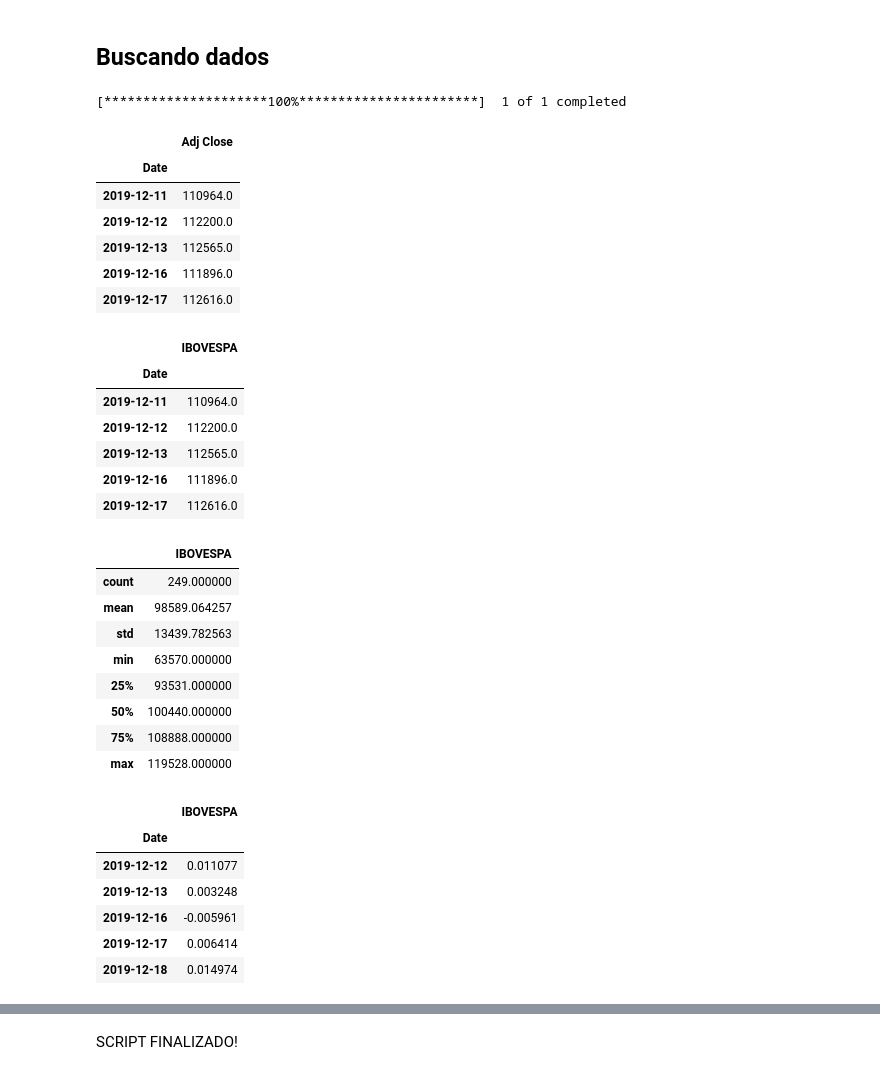
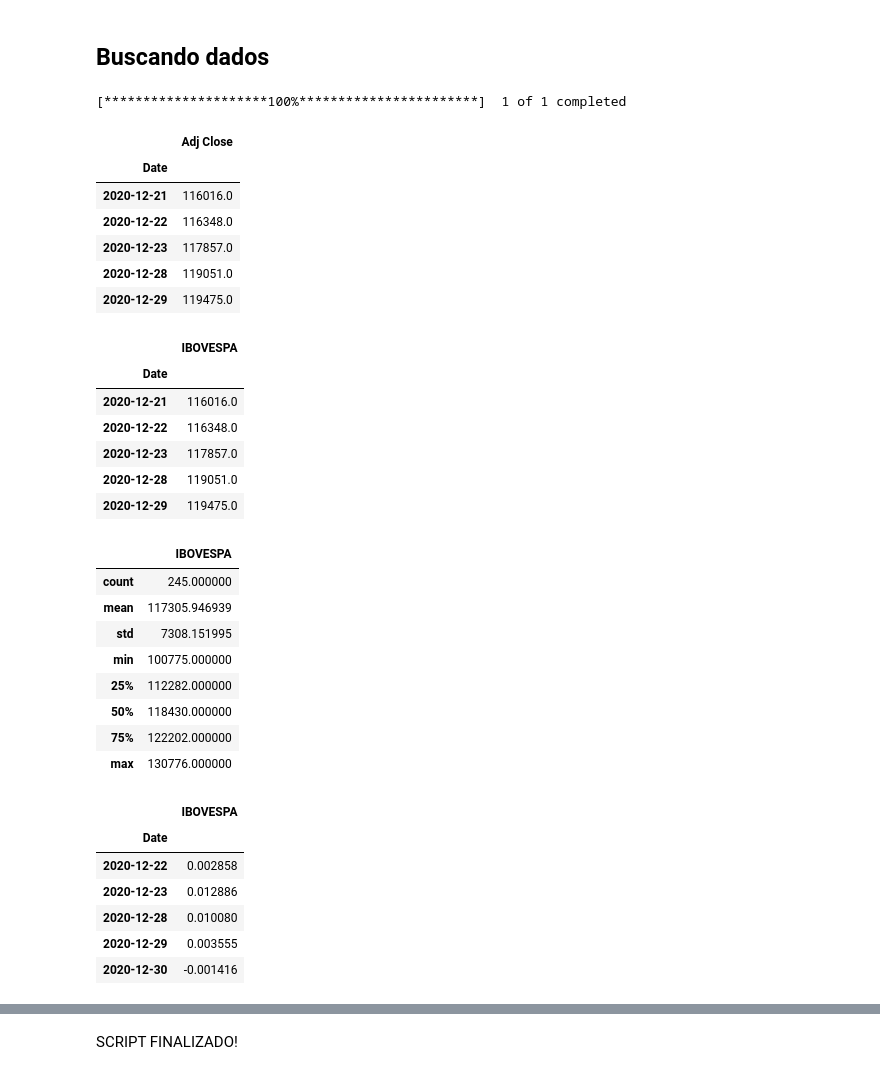
Before and after one commit to brunoalvoliv/retorno-curva-normal, a Jupyter notebook: distribuicaonormal_ibovespa.ipynb, the cells around one changed output, grey strips where cells are left out. Drawn from its saved outputs; the diff is of its cells as text; code cells hidden in the pictures.

```diff
--- a/distribuicaonormal_ibovespa.ipynb
+++ b/distribuicaonormal_ibovespa.ipynb
@@ -16,19 +16,19 @@ warnings.simplefilter("ignore")
 # %%
 #Preço de fechamento do IBOVESPA
 
-ibov = yf.download('^BVSP', start='2019-12-11', end='2020-12-12')[['Adj Close', 'Close']]
+ibov = yf.download('^BVSP', start='2020-12-20', end='2021-12-20')[['Adj Close', 'Close']]
 
 ibov = pd.DataFrame(ibov['Adj Close'])
 ibov.head()
 # %% [output]
 [*********************100%***********************]  1 of 1 completed
 |  | Adj Close |
 | Date |  |
-| 2019-12-11 | 110964.0 |
-| 2019-12-12 | 112200.0 |
-| 2019-12-13 | 112565.0 |
-| 2019-12-16 | 111896.0 |
-| 2019-12-17 | 112616.0 |
+| 2020-12-21 | 116016.0 |
+| 2020-12-22 | 116348.0 |
+| 2020-12-23 | 117857.0 |
+| 2020-12-28 | 119051.0 |
+| 2020-12-29 | 119475.0 |
 # %%
 #Renomeando a coluna
 
@@ -37,25 +37,25 @@ ibov.head()
 # %% [output]
 |  | IBOVESPA |
 | Date |  |
-| 2019-12-11 | 110964.0 |
-| 2019-12-12 | 112200.0 |
-| 2019-12-13 | 112565.0 |
-| 2019-12-16 | 111896.0 |
-| 2019-12-17 | 112616.0 |
+| 2020-12-21 | 116016.0 |
+| 2020-12-22 | 116348.0 |
+| 2020-12-23 | 117857.0 |
+| 2020-12-28 | 119051.0 |
+| 2020-12-29 | 119475.0 |
 # %%
 #Algumas métricas estatísticas
 
 ibov.describe()
 # %% [output]
 |  | IBOVESPA |
-| count | 249.000000 |
-| mean | 98589.064257 |
-| std | 13439.782563 |
-| min | 63570.000000 |
-| 25% | 93531.000000 |
-| 50% | 100440.000000 |
-| 75% | 108888.000000 |
-| max | 119528.000000 |
+| count | 245.000000 |
+| mean | 117305.946939 |
+| std | 7308.151995 |
+| min | 100775.000000 |
+| 25% | 112282.000000 |
+| 50% | 118430.000000 |
+| 75% | 122202.000000 |
+| max | 130776.000000 |
 # %%
 #Calculando o log-retorno simples IBOVESPA
 
@@ -64,11 +64,11 @@ retorno_simples.head()
 # %% [output]
 |  | IBOVESPA |
 | Date |  |
-| 2019-12-12 | 0.011077 |
-| 2019-12-13 | 0.003248 |
-| 2019-12-16 | -0.005961 |
-| 2019-12-17 | 0.006414 |
-| 2019-12-18 | 0.014974 |
+| 2020-12-22 | 0.002858 |
+| 2020-12-23 | 0.012886 |
+| 2020-12-28 | 0.010080 |
+| 2020-12-29 | 0.003555 |
+| 2020-12-30 | -0.001416 |
 # %%
 #Algumas métricas estatísticas
 
```
Also changed, not shown: parts of 7 cells of this notebook.
